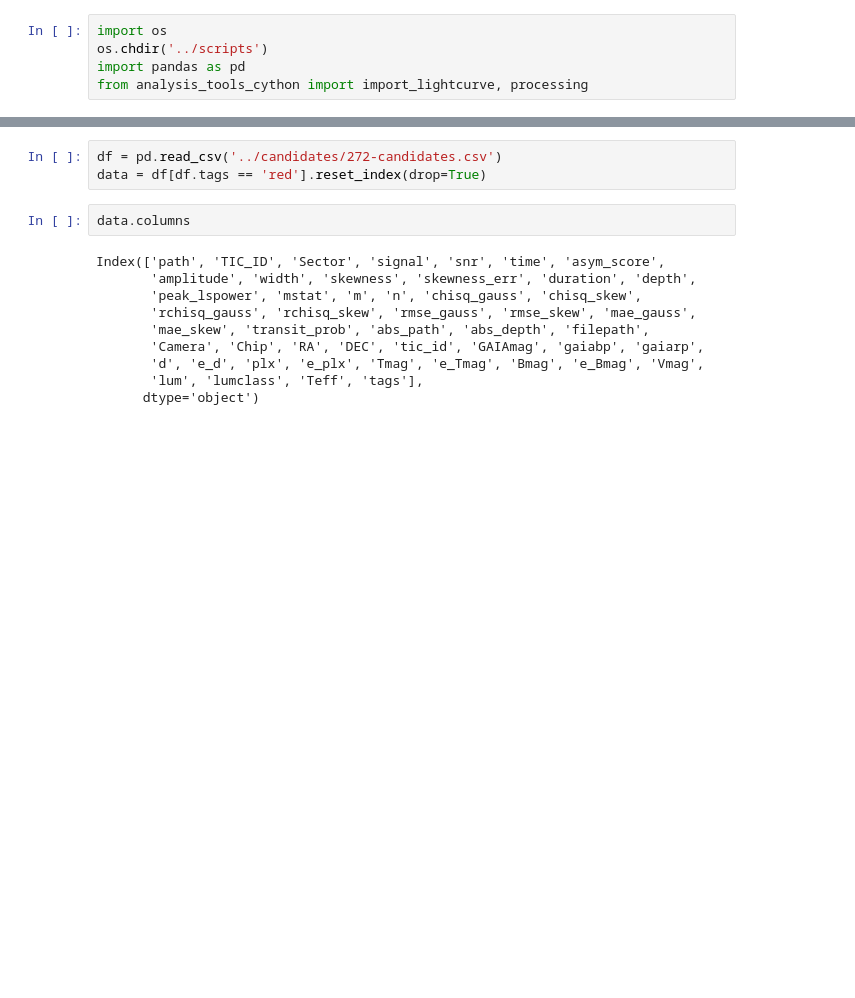
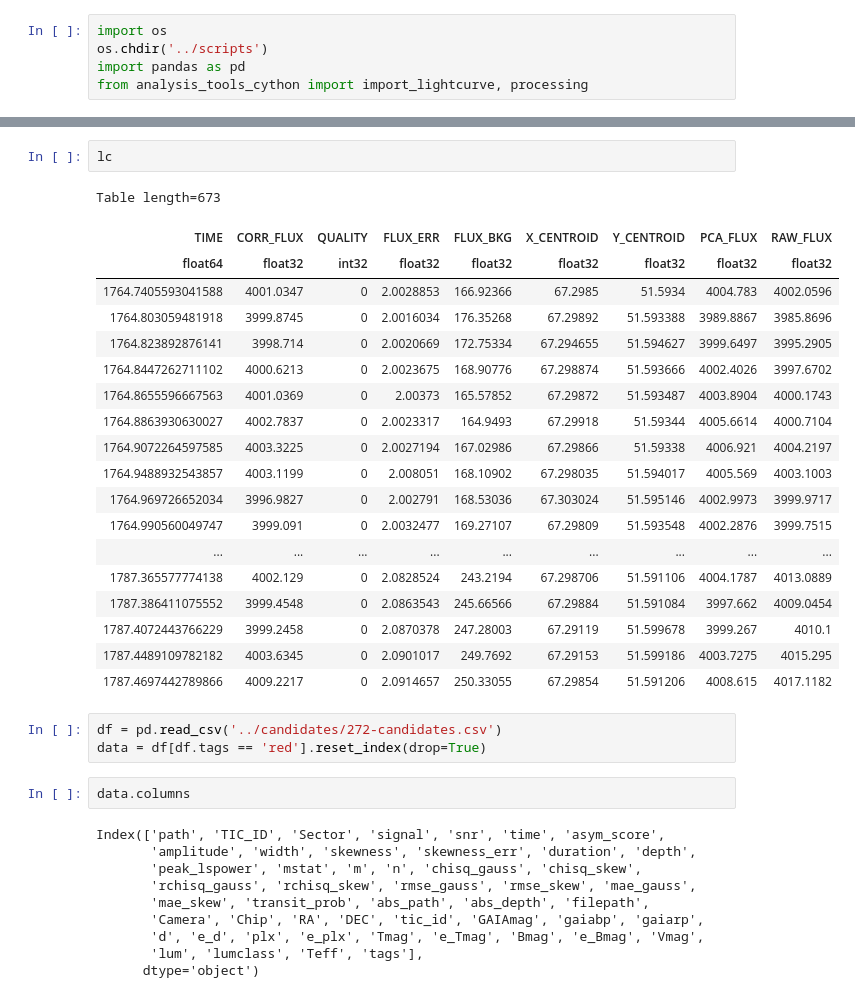
Before and after one commit to azibn/automated_exocomet_hunt, a Jupyter notebook: notebooks/pipeline-crossmatch.ipynb, the cells around one changed output, grey strips where cells are left out. Drawn from its saved outputs; the diff is of its cells as text; blank space fills up the shorter version.

```diff
--- a/notebooks/pipeline-crossmatch.ipynb
+++ b/notebooks/pipeline-crossmatch.ipynb
@@ -6,3 +29,25 @@ from analysis_tools_cython import import_lightcurve, processing
+# %%
+lc
+# %% [output]
+Table length=673
+| TIME | CORR_FLUX | QUALITY | FLUX_ERR | FLUX_BKG | X_CENTROID | Y_CENTROID | PCA_FLUX | RAW_FLUX |
+| float64 | float32 | int32 | float32 | float32 | float32 | float32 | float32 | float32 |
+| 1764.7405593041588 | 4001.0347 | 0 | 2.0028853 | 166.92366 | 67.2985 | 51.5934 | 4004.783 | 4002.0596 |
+| 1764.803059481918 | 3999.8745 | 0 | 2.0016034 | 176.35268 | 67.29892 | 51.593388 | 3989.8867 | 3985.8696 |
+| 1764.823892876141 | 3998.714 | 0 | 2.0020669 | 172.75334 | 67.294655 | 51.594627 | 3999.6497 | 3995.2905 |
+| 1764.8447262711102 | 4000.6213 | 0 | 2.0023675 | 168.90776 | 67.298874 | 51.593666 | 4002.4026 | 3997.6702 |
+| 1764.8655596667563 | 4001.0369 | 0 | 2.00373 | 165.57852 | 67.29872 | 51.593487 | 4003.8904 | 4000.1743 |
+| 1764.8863930630027 | 4002.7837 | 0 | 2.0023317 | 164.9493 | 67.29918 | 51.59344 | 4005.6614 | 4000.7104 |
+| 1764.9072264597585 | 4003.3225 | 0 | 2.0027194 | 167.02986 | 67.29866 | 51.59338 | 4006.921 | 4004.2197 |
+| 1764.9488932543857 | 4003.1199 | 0 | 2.008051 | 168.10902 | 67.298035 | 51.594017 | 4005.569 | 4003.1003 |
+| 1764.969726652034 | 3996.9827 | 0 | 2.002791 | 168.53036 | 67.303024 | 51.595146 | 4002.9973 | 3999.9717 |
+| 1764.990560049747 | 3999.091 | 0 | 2.0032477 | 169.27107 | 67.29809 | 51.593548 | 4002.2876 | 3999.7515 |
+| ... | ... | ... | ... | ... | ... | ... | ... | ... |
+| 1787.365577774138 | 4002.129 | 0 | 2.0828524 | 243.2194 | 67.298706 | 51.591106 | 4004.1787 | 4013.0889 |
+| 1787.386411075552 | 3999.4548 | 0 | 2.0863543 | 245.66566 | 67.29884 | 51.591084 | 3997.662 | 4009.0454 |
+| 1787.4072443766229 | 3999.2458 | 0 | 2.0870378 | 247.28003 | 67.29119 | 51.599678 | 3999.267 | 4010.1 |
+| 1787.4489109782182 | 4003.6345 | 0 | 2.0901017 | 249.7692 | 67.29153 | 51.599186 | 4003.7275 | 4015.295 |
+| 1787.4697442789866 | 4009.2217 | 0 | 2.0914657 | 250.33055 | 67.29854 | 51.591206 | 4008.615 | 4017.1182 |
 # %%
 df = pd.read_csv('../candidates/272-candidates.csv')
 data = df[df.tags == 'red'].reset_index(drop=True)
```
Also changed, not shown: parts of 4 cells of this notebook, 42 other files.
